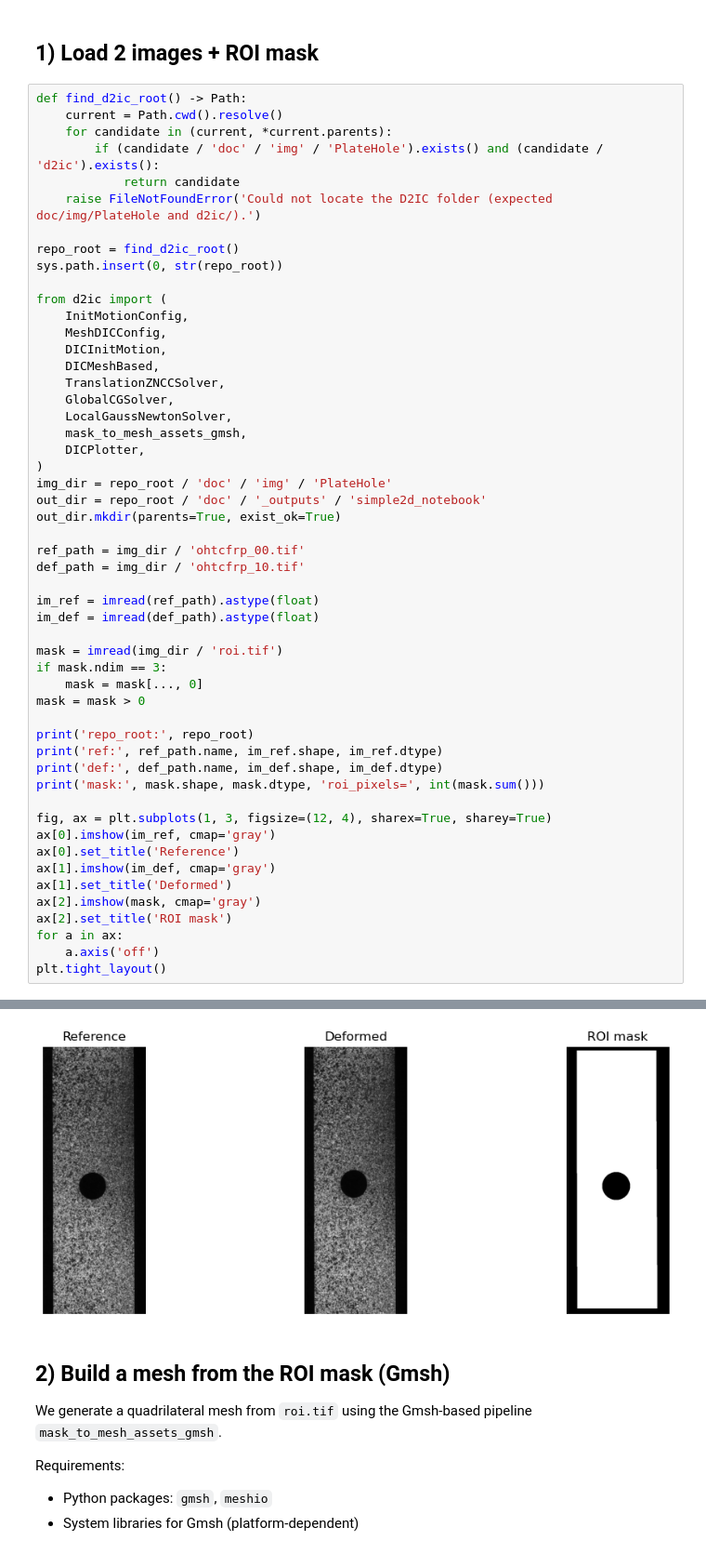
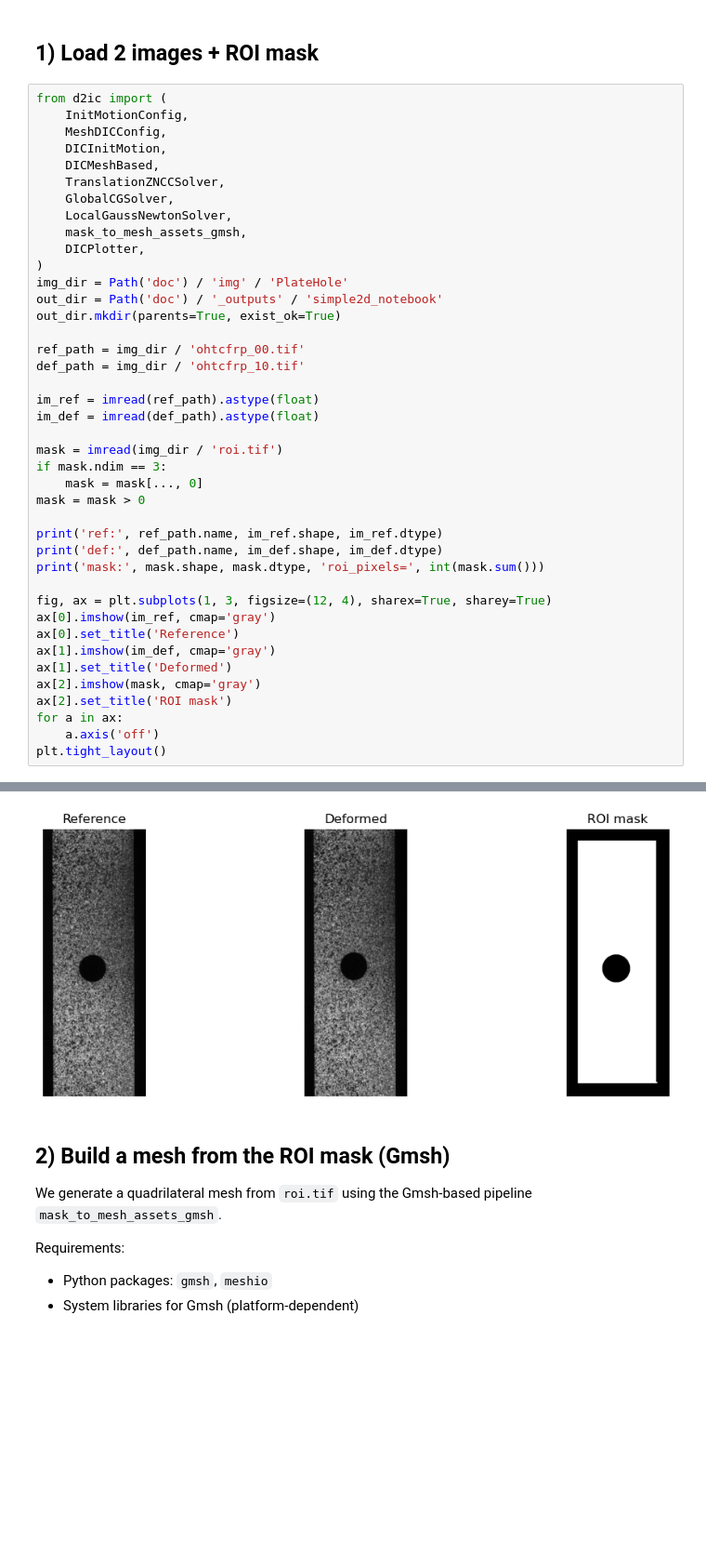
Before and after one commit to EmileRouxSMB/D2IC, a Jupyter notebook: doc/01_Simple2D_DIC.ipynb, the cells around one changed output, grey strips where cells are left out. Shown at 93% size. Cells and saved outputs as stored; diff of their text form; blank space fills up the shorter version.

```diff
--- a/doc/01_Simple2D_DIC.ipynb
+++ b/doc/01_Simple2D_DIC.ipynb
@@ -35,16 +32,6 @@ The autoreload extension is already loaded. To reload it, use:
 # %% [markdown]
 ## 1) Load 2 images + ROI mask
 # %%
-def find_d2ic_root() -> Path:
-    current = Path.cwd().resolve()
-    for candidate in (current, *current.parents):
-        if (candidate / 'doc' / 'img' / 'PlateHole').exists() and (candidate / 'd2ic').exists():
-            return candidate
-    raise FileNotFoundError('Could not locate the D2IC folder (expected doc/img/PlateHole and d2ic/).')
-
-repo_root = find_d2ic_root()
-sys.path.insert(0, str(repo_root))
-
 from d2ic import (
     InitMotionConfig,
     MeshDICConfig,
@@ -56,8 +43,8 @@ from d2ic import (
     mask_to_mesh_assets_gmsh,
     DICPlotter,
 )
-img_dir = repo_root / 'doc' / 'img' / 'PlateHole'
-out_dir = repo_root / 'doc' / '_outputs' / 'simple2d_notebook'
+img_dir = Path('doc') / 'img' / 'PlateHole'
+out_dir = Path('doc') / '_outputs' / 'simple2d_notebook'
 out_dir.mkdir(parents=True, exist_ok=True)
 
 ref_path = img_dir / 'ohtcfrp_00.tif'
@@ -71,7 +58,6 @@ if mask.ndim == 3:
     mask = mask[..., 0]
 mask = mask > 0
 
-print('repo_root:', repo_root)
 print('ref:', ref_path.name, im_ref.shape, im_ref.dtype)
 print('def:', def_path.name, im_def.shape, im_def.dtype)
 print('mask:', mask.shape, mask.dtype, 'roi_pixels=', int(mask.sum()))
@@ -94,4 +80,4 @@ mask: (1040, 400) bool roi_pixels= 302396
-[figure, old version]
+[figure, new version]
 # %% [markdown]
 ## 2) Build a mesh from the ROI mask (Gmsh)
 
```
Also changed, not shown: parts of 8 cells of this notebook, 7 other files.
